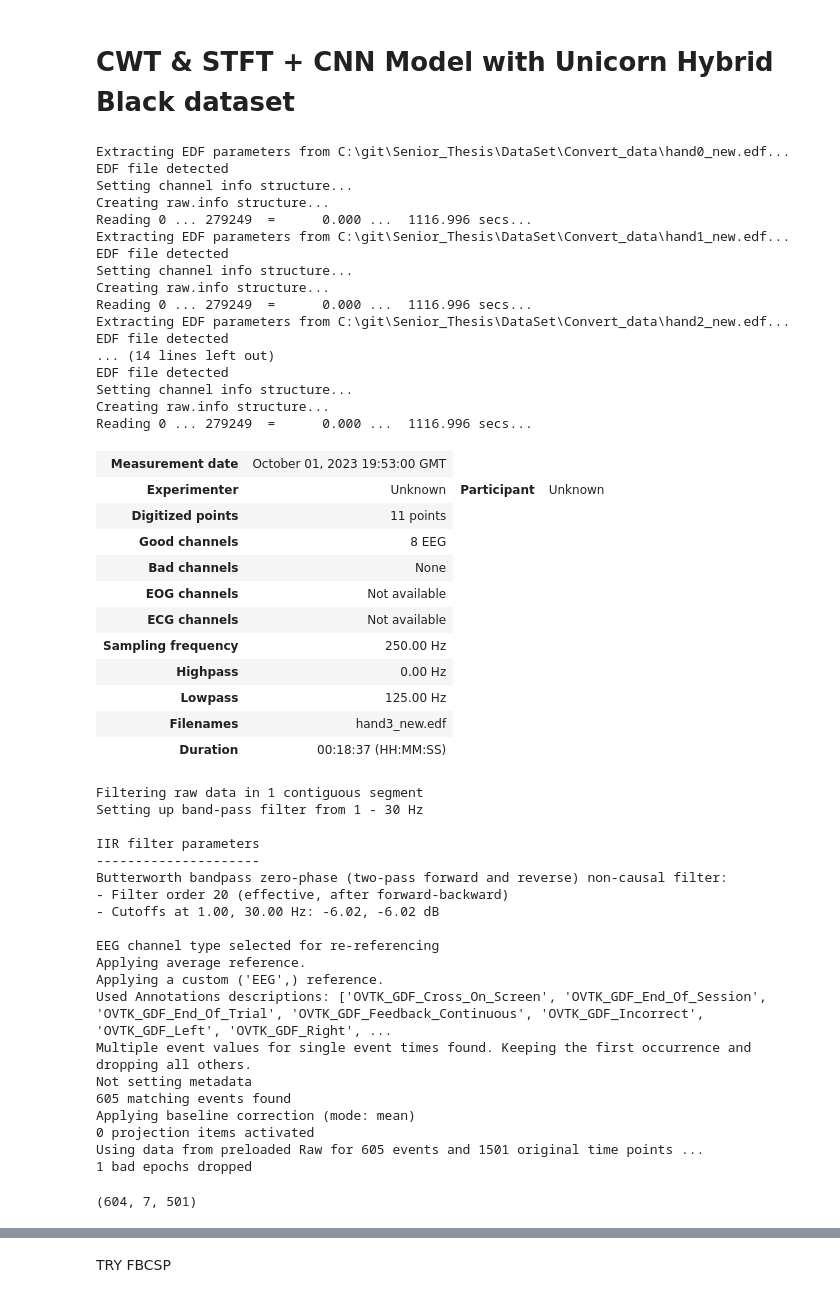
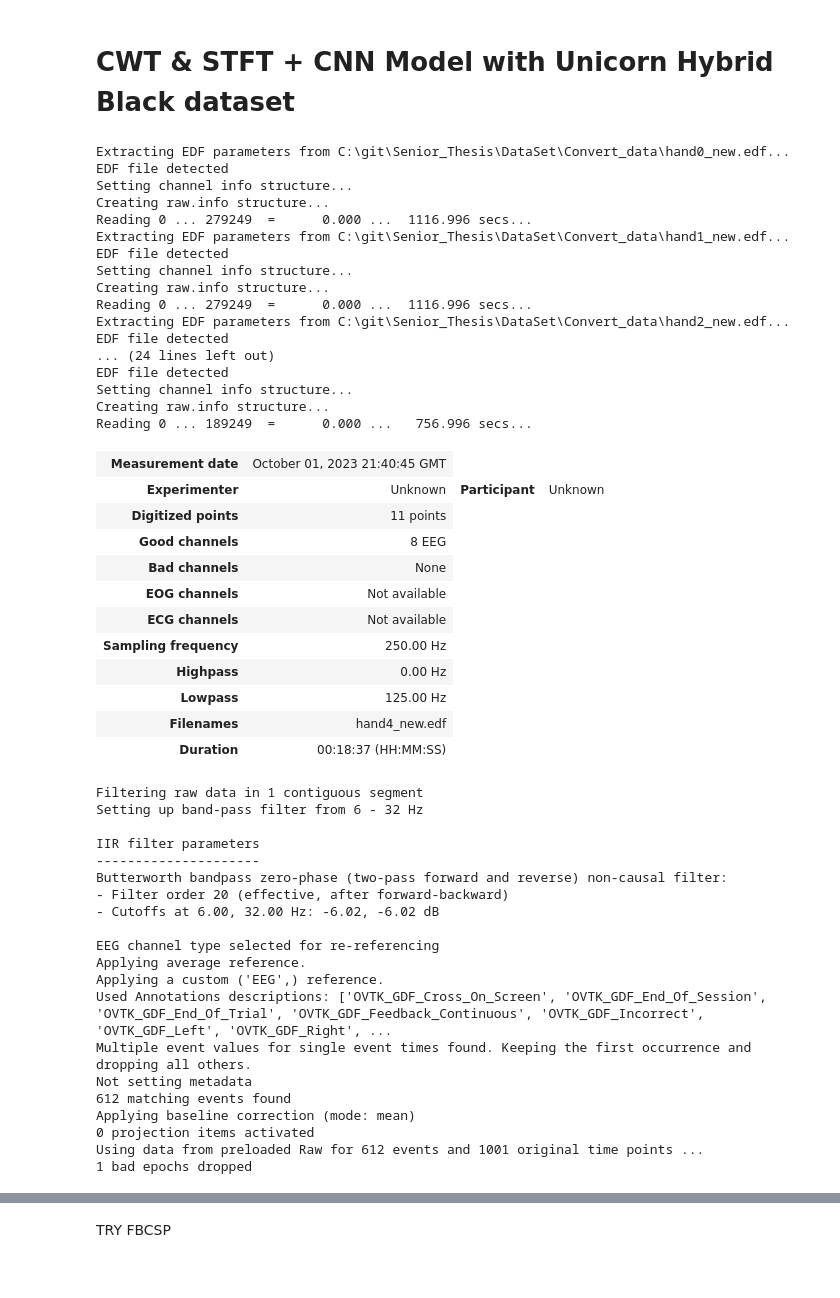
Before and after one commit to pipogood/Senior_Thesis, a Jupyter notebook: CWT_Unicorn.ipynb, the cells around one changed output, grey strips where cells are left out. Cells and saved outputs as stored; diff of their text form; code cells hidden in the pictures.

```diff
--- a/CWT_Unicorn.ipynb
+++ b/CWT_Unicorn.ipynb
@@ -7,40 +7,41 @@ from mne.datasets import eegbci
 import matplotlib.pyplot as plt
 from mne.channels import make_standard_montage
 
-raw_each = [0] * 6
+raw_each = [0] * 8
 
-for i in range(0,6):
+for i in range(0,8):
     raw_each[i] = mne.io.read_raw_edf("C:\git\Senior_Thesis\DataSet\Convert_data\hand"+ str(i) +"_new.edf",preload = True)
 
 # raw_edf = mne.concatenate_raws(raw_each)
 # raw_edf = mne.concatenate_raws([raw_each[1], raw_each[3], raw_each[4]])
+# raw_edf = mne.concatenate_raws([raw_each[0], raw_each[5], raw_each[6]])
 
 raw_edf = mne.concatenate_raws([raw_each[3]])
 
 # raw_edf = mne.io.read_raw_edf("C:\git\Senior_Thesis\DataSet\Convert_data\MI_execution.edf", preload=True)
 
 eegbci.standardize(raw_edf)  # set channel names
 montage = make_standard_montage("standard_1005")
 raw_edf.set_montage(montage)
 # %% [output]
 Extracting EDF parameters from C:\git\Senior_Thesis\DataSet\Convert_data\hand0_new.edf...
 EDF file detected
 Setting channel info structure...
 Creating raw.info structure...
 Reading 0 ... 279249  =      0.000 ...  1116.996 secs...
 Extracting EDF parameters from C:\git\Senior_Thesis\DataSet\Convert_data\hand1_new.edf...
 EDF file detected
 Setting channel info structure...
 Creating raw.info structure...
 Reading 0 ... 279249  =      0.000 ...  1116.996 secs...
 Extracting EDF parameters from C:\git\Senior_Thesis\DataSet\Convert_data\hand2_new.edf...
 EDF file detected
-... (14 lines left out)
+... (24 lines left out)
 EDF file detected
 Setting channel info structure...
 Creating raw.info structure...
-Reading 0 ... 279249  =      0.000 ...  1116.996 secs...
+Reading 0 ... 189249  =      0.000 ...   756.996 secs...
-| Measurement date | October 01, 2023 19:53:00 GMT |
+| Measurement date | October 01, 2023 21:40:45 GMT |
 | Experimenter | Unknown | Participant | Unknown |
 | Digitized points | 11 points |
 | Good channels | 8 EEG |
@@ -50,7 +51,7 @@ Reading 0 ... 279249  =      0.000 ...  1116.996 secs...
 | Sampling frequency | 250.00 Hz |
 | Highpass | 0.00 Hz |
 | Lowpass | 125.00 Hz |
-| Filenames | hand3_new.edf |
+| Filenames | hand4_new.edf |
 | Duration | 00:18:37 (HH:MM:SS) |
 # %%
 # raw_edf.plot(scalings = 100, start= 45,  duration=5)
@@ -76,31 +78,31 @@ import seaborn as sns
 # %%
-eeg1 = raw_edf.copy().filter(l_freq=1.0, h_freq=30.0, method = 'iir', iir_params= {"order": 5, "ftype":'butter'})
+eeg1 = raw_edf.copy().filter(l_freq=6.0, h_freq=32.0, method = 'iir', iir_params= {"order": 5, "ftype":'butter'})
 # eeg1 = raw_edf.copy().filter(l_freq=0.075, h_freq=3.0, method = 'fir')
 eeg1 = eeg1.copy().set_eeg_reference(ref_channels="average")
 
 eeg1= eeg1.pick(["Fz","C3", "Cz", "C4","Pz",'PO7','PO8'])
-# eeg1= eeg1.pick_channels(["C3", "Cz", "C4"])s
+# eeg1= eeg1.pick_channels(["C3", "Cz", "C4"])
 events, event_dict = mne.events_from_annotations(eeg1)
 combine_epochs = mne.Epochs(eeg1, events,
-        tmin=-2.0,     # init timestamp of epoch (0 means trigger timestamp same as event start)
-        tmax=4.0,    # final timestamp (10 means set epoch duration 10 second)
+        tmin= 0.0,     # init timestamp of epoch (0 means trigger timestamp same as event start)
+        tmax= 4.0,    # final timestamp (10 means set epoch duration 10 second)
         event_id=event_dict,
         preload = True,
         event_repeated='drop',
-        baseline=(-2, 0)
+        baseline=(0, 0)
     )
 
-combine_epochs = combine_epochs.copy().crop(tmin=0.0, tmax=2.0)
+combine_epochs = combine_epochs.copy().crop(tmin=0.0, tmax=1.0)
 component_num = 7
 # %% [output]
 Filtering raw data in 1 contiguous segment
-Setting up band-pass filter from 1 - 30 Hz
+Setting up band-pass filter from 6 - 32 Hz
 
 IIR filter parameters
 ---------------------
 Butterworth bandpass zero-phase (two-pass forward and reverse) non-causal filter:
 - Filter order 20 (effective, after forward-backward)
-- Cutoffs at 1.00, 30.00 Hz: -6.02, -6.02 dB
+- Cutoffs at 6.00, 32.00 Hz: -6.02, -6.02 dB
 
 EEG channel type selected for re-referencing
 Applying average reference.
@@ -108,12 +110,8 @@ Applying a custom ('EEG',) reference.
 Used Annotations descriptions: ['OVTK_GDF_Cross_On_Screen', 'OVTK_GDF_End_Of_Session', 'OVTK_GDF_End_Of_Trial', 'OVTK_GDF_Feedback_Continuous', 'OVTK_GDF_Incorrect', 'OVTK_GDF_Left', 'OVTK_GDF_Right', ...
 Multiple event values for single event times found. Keeping the first occurrence and dropping all others.
 Not setting metadata
-605 matching events found
+612 matching events found
 Applying baseline correction (mode: mean)
 0 projection items activated
-Using data from preloaded Raw for 605 events and 1501 original time points ...
+Using data from preloaded Raw for 612 events and 1001 original time points ...
 1 bad epochs dropped
-# %%
-np.shape(combine_epochs.get_data())
-# %% [output]
-(604, 7, 501)
```
Also changed, not shown: parts of 29 cells of this notebook, 23 other files.
